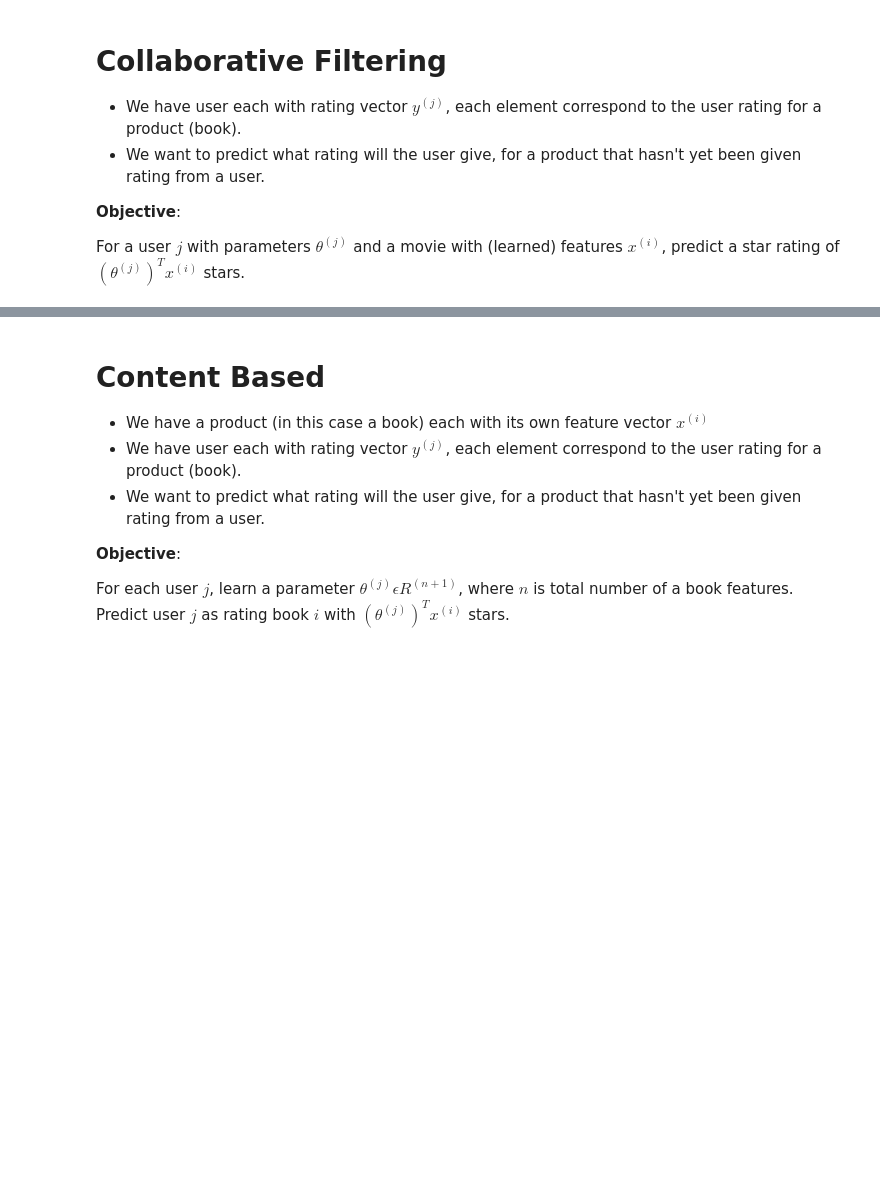
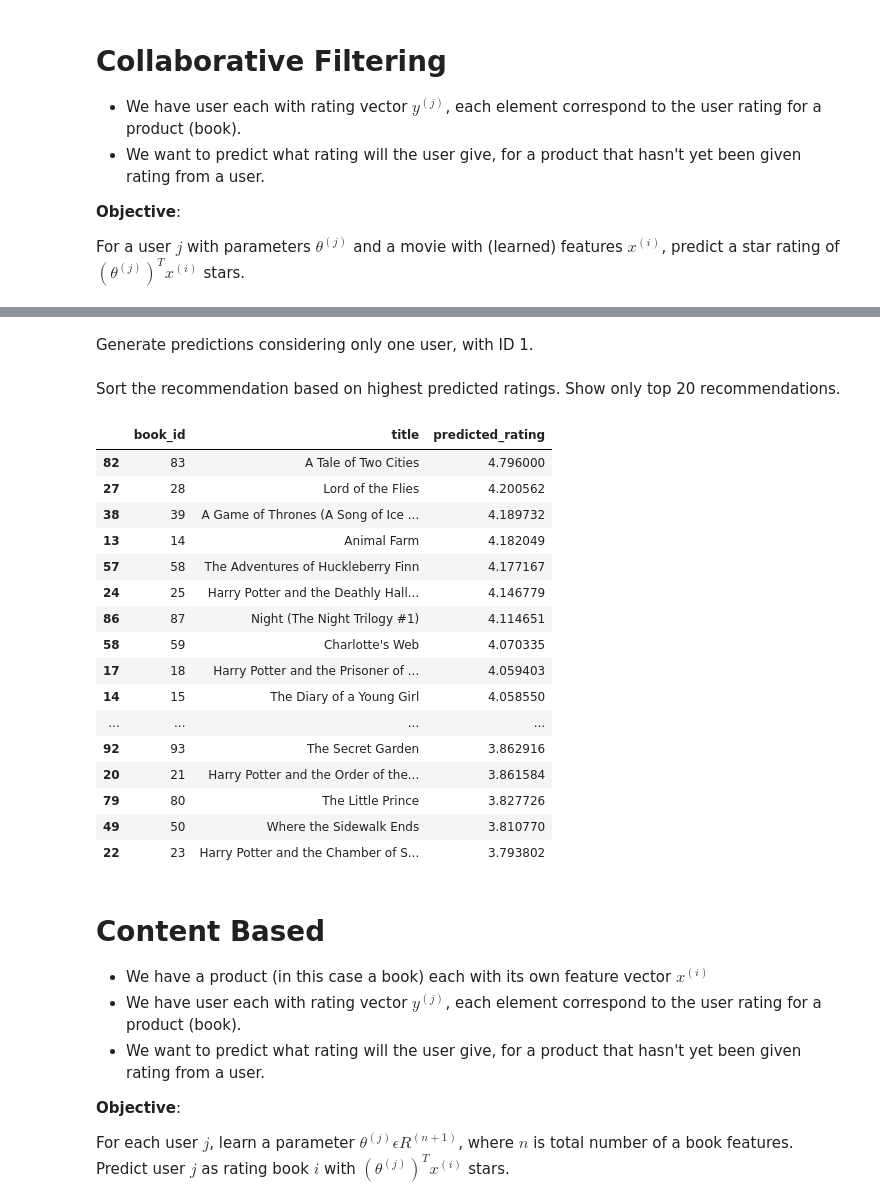
Before and after one commit to gunawanlg/marketing-analytics, a Jupyter notebook: Recommender System.ipynb, the cells around one changed output, grey strips where cells are left out. Saved outputs shown, nothing was run; the diff lists cells and outputs as text; code cells hidden in the pictures; blank space fills up the shorter version.

```diff
--- a/Recommender System.ipynb
+++ b/Recommender System.ipynb
@@ -55,0 +95,24 @@ For a user $j$ with parameters $\theta^{(j)}$ and a movie with (learned) feature
+# %%
+from scipy.optimize import minimize
+
+movies = Y.shape[0]
+users = Y.shape[1]
+
+features = 10
+learning_rate = 10
+
+X = np.random.random(size=(movies, features))
+Theta = np.random.random(size=(users, features))
+params = np.concatenate((np.ravel(X), np.ravel(Theta)))
+
+Ymean = np.zeros((movies, 1))
+Ynorm = np.zeros((movies, users))
+
+for i in range(movies):
+    idx = np.where(R[i,:] == 1)[0]
+    Ymean[i] = Y[i,idx].mean()
+    Ynorm[i,idx] = Y[i,idx] - Ymean[i]
+
+fmin = minimize(fun=cost, x0=params, args=(Ynorm, R, features, learning_rate),
+                method='CG', jac=True, options={'maxiter': 100})
+fmin
@@ -55,0 +136,2 @@ For a user $j$ with parameters $\theta^{(j)}$ and a movie with (learned) feature
+# %% [markdown]
+Generate predictions considering only one user, with ID 1.
@@ -56,3 +141,29 @@ For a user $j$ with parameters $\theta^{(j)}$ and a movie with (learned) feature
+# %%
+preds_cf = np.array(preds_cf.ravel())[0] * ~R[:, 0]
+# %% [markdown]
+Sort the recommendation based on highest predicted ratings. Show only top 20 recommendations.
+# %%
+show = books.head(len(preds_cf))[['book_id', 'title']].copy()
+show['predicted_rating'] = preds_cf
+show.sort_values(by='predicted_rating', ascending=False).head(20)
+# %% [output]
+|  | book_id | title | predicted_rating |
+| 82 | 83 | A Tale of Two Cities | 4.796000 |
+| 27 | 28 | Lord of the Flies | 4.200562 |
+| 38 | 39 | A Game of Thrones (A Song of Ice ... | 4.189732 |
+| 13 | 14 | Animal Farm | 4.182049 |
+| 57 | 58 | The Adventures of Huckleberry Finn | 4.177167 |
+| 24 | 25 | Harry Potter and the Deathly Hall... | 4.146779 |
+| 86 | 87 | Night (The Night Trilogy #1) | 4.114651 |
+| 58 | 59 | Charlotte's Web | 4.070335 |
+| 17 | 18 | Harry Potter and the Prisoner of ... | 4.059403 |
+| 14 | 15 | The Diary of a Young Girl | 4.058550 |
+| ... | ... | ... | ... |
+| 92 | 93 | The Secret Garden | 3.862916 |
+| 20 | 21 | Harry Potter and the Order of the... | 3.861584 |
+| 79 | 80 | The Little Prince | 3.827726 |
+| 49 | 50 | Where the Sidewalk Ends | 3.810770 |
+| 22 | 23 | Harry Potter and the Chamber of S... | 3.793802 |
 # %% [markdown]
 # Content Based
 
```
Also changed, not shown: parts of 18 cells of this notebook.
